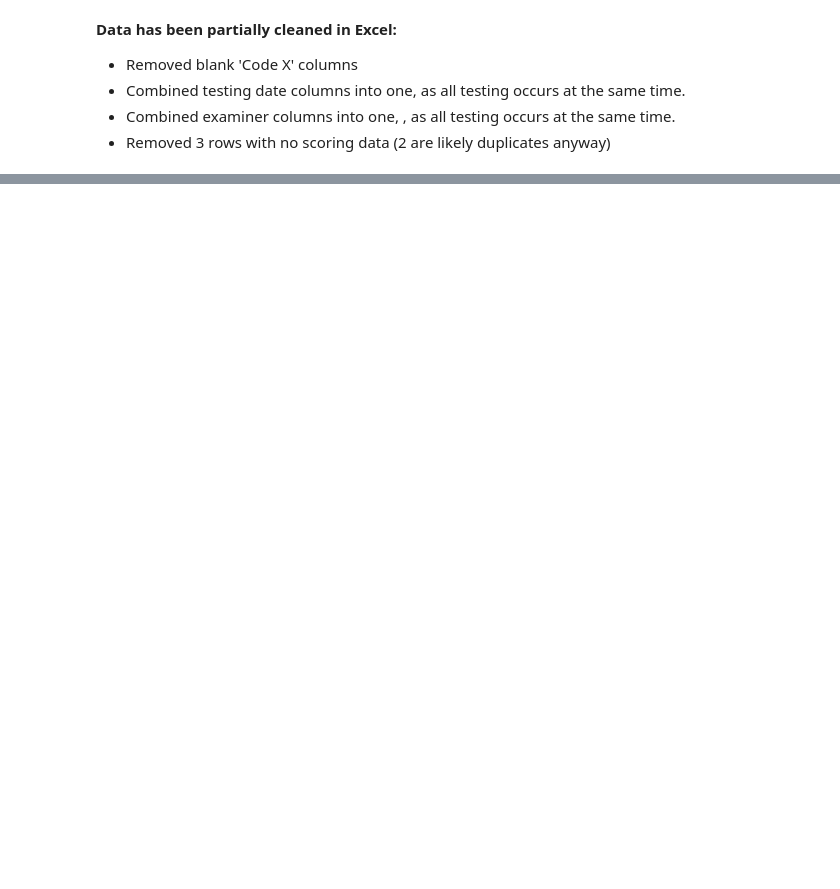
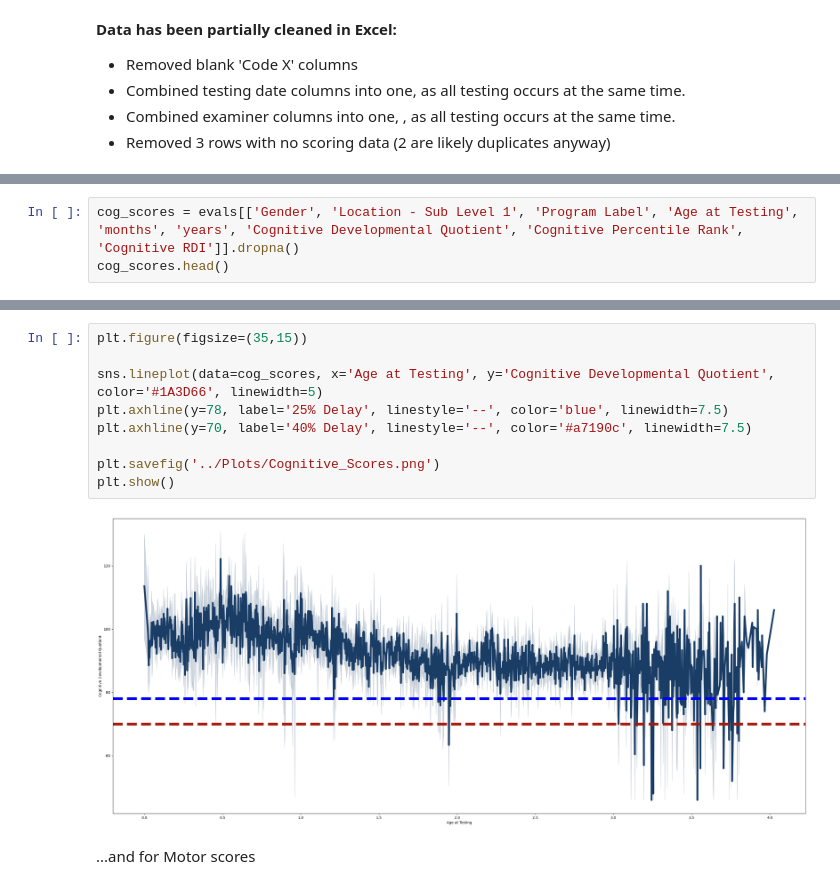
Before and after one commit to NSS-Data-Analytics-Cohort-10/teis-labracoders, a Jupyter notebook: notebooks/eda.ipynb, the cells around one changed output, grey strips where cells are left out. Saved outputs shown, nothing was run; the diff lists cells and outputs as text; blank space fills up the shorter version.

```diff
--- a/notebooks/eda.ipynb
+++ b/notebooks/eda.ipynb
@@ -158,0 +189,3 @@ domain_level_scores
+# %%
+cog_scores = evals[['Gender', 'Location - Sub Level 1', 'Program Label', 'Age at Testing', 'months', 'years', 'Cognitive Developmental Quotient', 'Cognitive Percentile Rank', 'Cognitive RDI']].dropna()
+cog_scores.head()
@@ -158,0 +215,13 @@ domain_level_scores
+# %%
+plt.figure(figsize=(35,15))
+
+sns.lineplot(data=cog_scores, x='Age at Testing', y='Cognitive Developmental Quotient', color='#1A3D66', linewidth=5)
+plt.axhline(y=78, label='25% Delay', linestyle='--', color='blue', linewidth=7.5)
+plt.axhline(y=70, label='40% Delay', linestyle='--', color='#a7190c', linewidth=7.5)
+
+plt.savefig('../Plots/Cognitive_Scores.png')
+plt.show()
+# %% [output]
+[figure, added]
+# %% [markdown]
+...and for Motor scores
```
Also changed, not shown: parts of 51 cells of this notebook, 11 other files.
